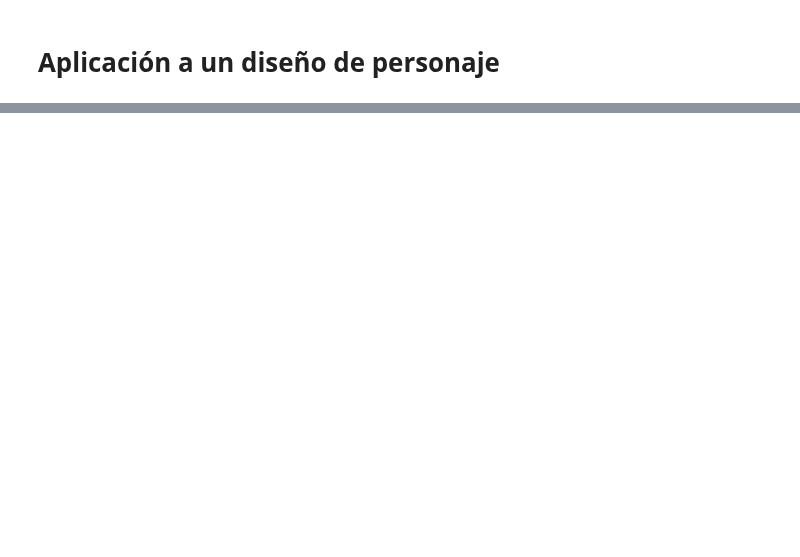
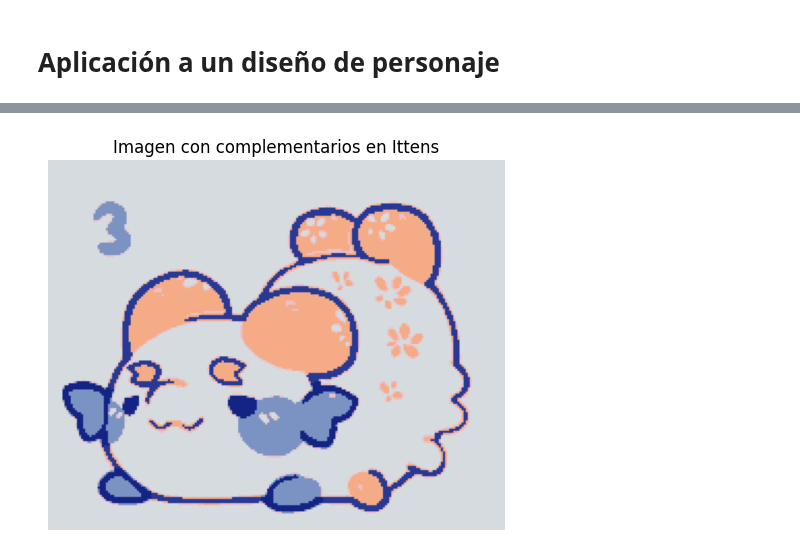
Before and after one commit to rubsuadav/Trabajo-PID, a Jupyter notebook: Trabajo PID.ipynb, the cells around one changed output, grey strips where cells are left out. Saved outputs shown, nothing was run; the diff lists cells and outputs as text; code cells hidden in the pictures; blank space fills up the shorter version.

```diff
--- a/Trabajo PID.ipynb
+++ b/Trabajo PID.ipynb
@@ -237,0 +283,27 @@ display_image(quantized_image, f'Quantized Image ({colors} colors)')
+# %%
+# 1. Traducir color dominante directamente a ittens
+max_hue_group_i = max(enumerate(hue_quantities),key=lambda t: t[1])[0]
+max_hue_group = i_groups[max_hue_group_i]
+max_hue = hues[max_hue_group_i][0]
+
+print(max_hue_group_i, max_hue)
+print(max_hue_group)
+
+avg_palette_hue = np.floor(sum(indexes[i][0] for i in max_hue_group)/len(max_hue_group))
+print(avg_palette_hue)
+#mappings = {c:find_closest_color([c],ittens_colors) for c in groups[max_hue_group]}
+#print(mappings)
+# Obtener complementario
+complementary_i = (avg_palette_hue + angle_to_index(180,len(ittens_colors))) % len(ittens_colors)
+print(complementary_i)
+
+to_modify = np.array(i_groups,dtype=object)[np.arange(len(i_groups))!=0]
+to_modify = np.array([i for l in to_modify for i in l])
+new_indexes = np.array(indexes)
+print(to_modify)
+print(new_indexes)
+new_indexes[to_modify,0] = complementary_i
+print(new_indexes)
+new_palette = [ittens_colors[i][j] for i,j in new_indexes]
+print(new_palette)
+show_color_palette(new_palette)
@@ -237,0 +330,5 @@ display_image(quantized_image, f'Quantized Image ({colors} colors)')
+# %%
+complemented = convert_im_palette(q_im,new_palette)
+display_image(complemented, "Imagen con complementarios en Ittens")
+# %% [output]
+[figure, added]
```
Also changed, not shown: parts of 16 cells of this notebook.
